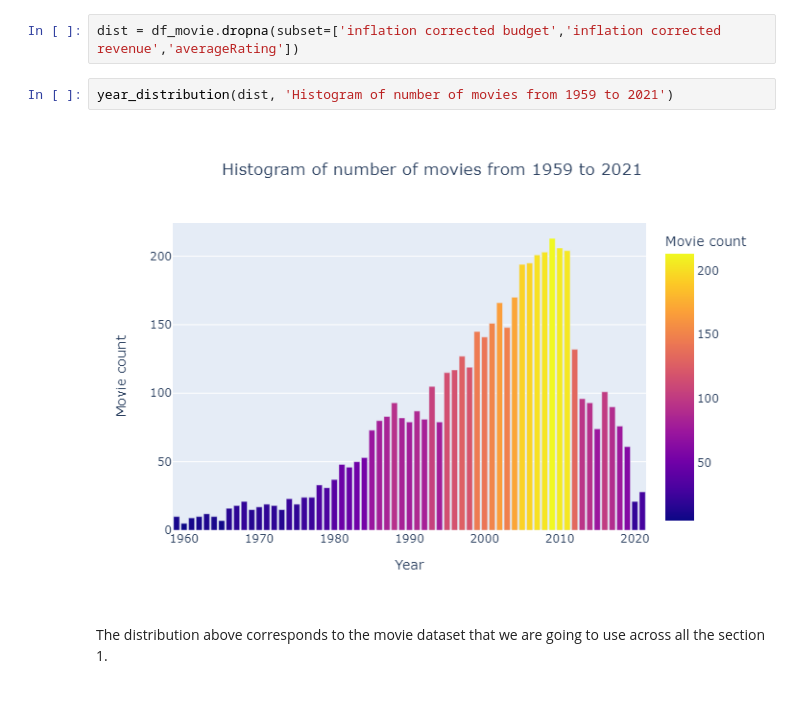
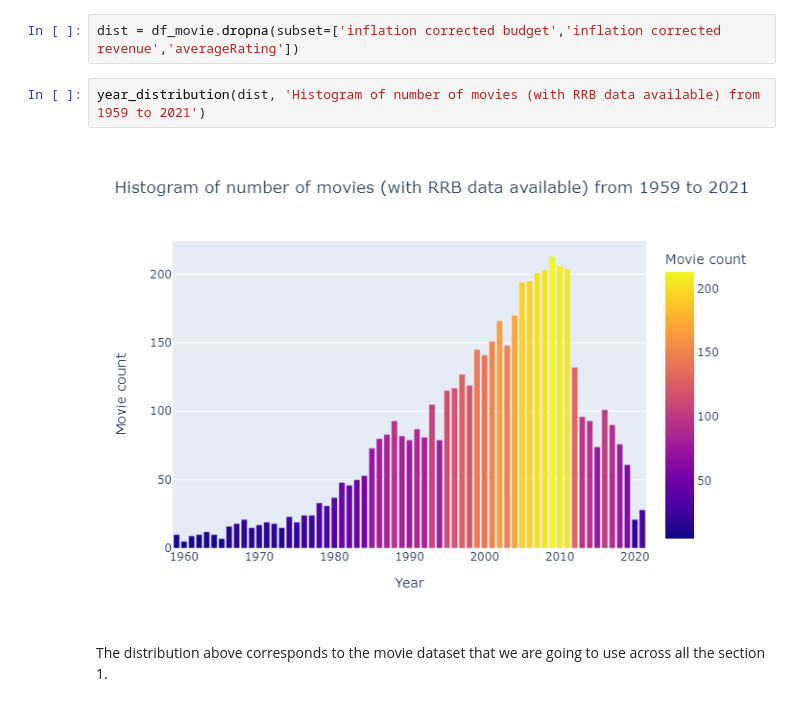
Before and after one commit to epfl-ada/ada-2022-project-nolemonnomelon, a Jupyter notebook: Exploratory.ipynb, the cells around one changed output. Drawn from its saved outputs; the diff is of its cells as text.

```diff
--- a/Exploratory.ipynb
+++ b/Exploratory.ipynb
@@ -94,9 +109,9 @@ The inflation data start at 1959, therefore we are going to remove several movie
 # %%
 dist = df_movie.dropna(subset=['inflation corrected budget','inflation corrected revenue','averageRating'])
 # %%
-year_distribution(dist, 'Histogram of number of movies from 1959 to 2021')
+year_distribution(dist, 'Histogram of number of movies (with RRB data available) from 1959 to 2021')
 # %% [output]
-[figure, old version]
+[figure, new version]
 # %% [markdown]
 The distribution above corresponds to the movie dataset that we are going to use across all the section 1.
 # %% [markdown]
```
Also changed, not shown: parts of 58 cells of this notebook, 7 other files.
